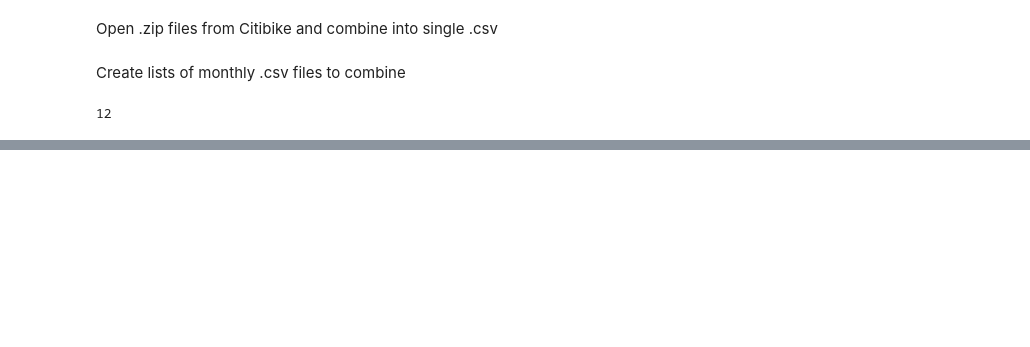
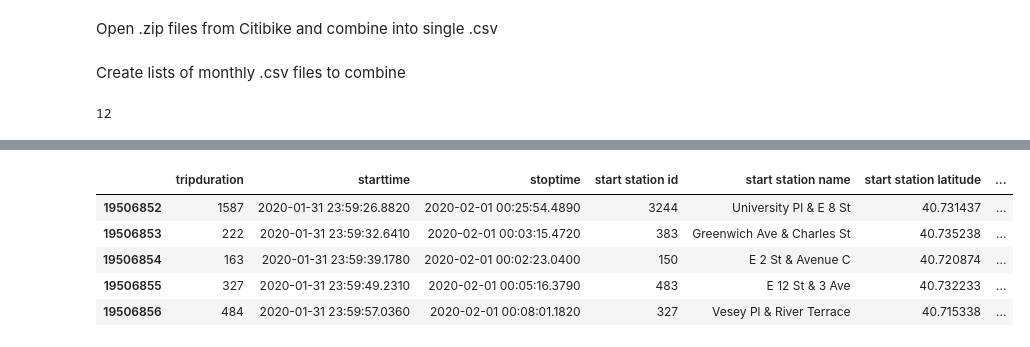
Before and after one commit to leckieje/fair_weather_cyclists, a Jupyter notebook: bike_weather_20.ipynb, the cells around one changed output, grey strips where cells are left out. Saved outputs shown, nothing was run; the diff lists cells and outputs as text; code cells hidden in the pictures; blank space fills up the shorter version.

```diff
--- a/bike_weather_20.ipynb
+++ b/bike_weather_20.ipynb
@@ -38,0 +46,9 @@ weather_df = pd.read_csv('/Users/jonleckie/Desktop/DSI_all/capstones/capstone_on
+# %%
+bike_trips.tail()
+# %% [output]
+|  | tripduration | starttime | stoptime | start station id | start station name | start station latitude | ... |
+| 19506852 | 1587 | 2020-01-31 23:59:26.8820 | 2020-02-01 00:25:54.4890 | 3244 | University Pl & E 8 St | 40.731437 | ... |
+| 19506853 | 222 | 2020-01-31 23:59:32.6410 | 2020-02-01 00:03:15.4720 | 383 | Greenwich Ave & Charles St | 40.735238 | ... |
+| 19506854 | 163 | 2020-01-31 23:59:39.1780 | 2020-02-01 00:02:23.0400 | 150 | E 2 St & Avenue C | 40.720874 | ... |
+| 19506855 | 327 | 2020-01-31 23:59:49.2310 | 2020-02-01 00:05:16.3790 | 483 | E 12 St & 3 Ave | 40.732233 | ... |
+| 19506856 | 484 | 2020-01-31 23:59:57.0360 | 2020-02-01 00:08:01.1820 | 327 | Vesey Pl & River Terrace | 40.715338 | ... |
```
Also changed, not shown: parts of 8 cells of this notebook.
